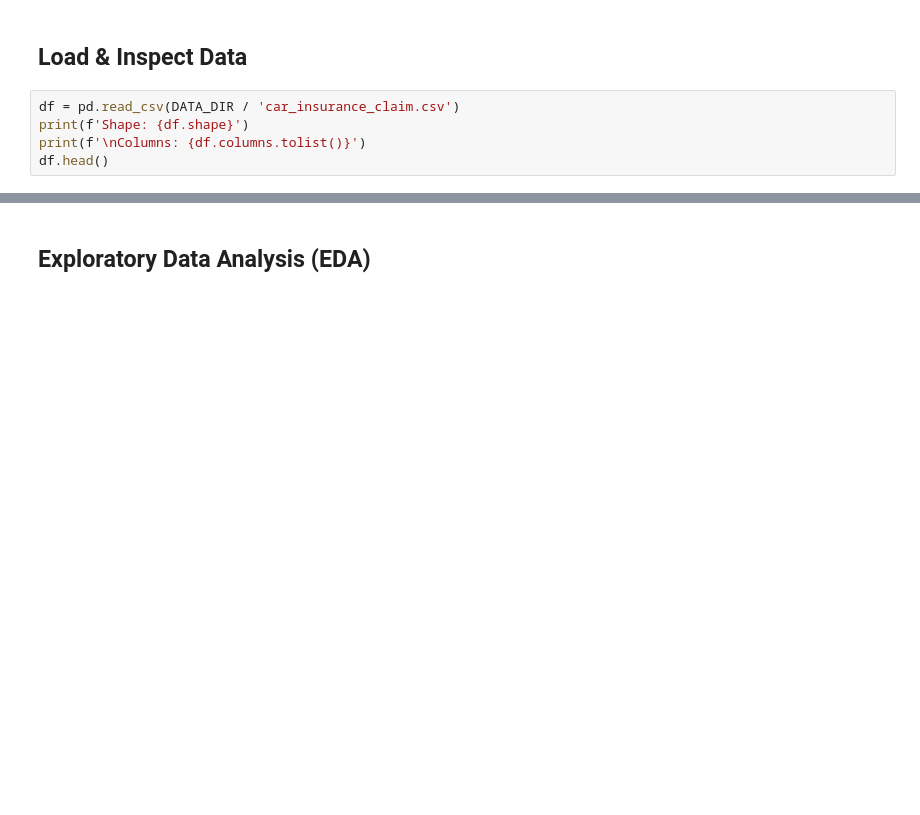
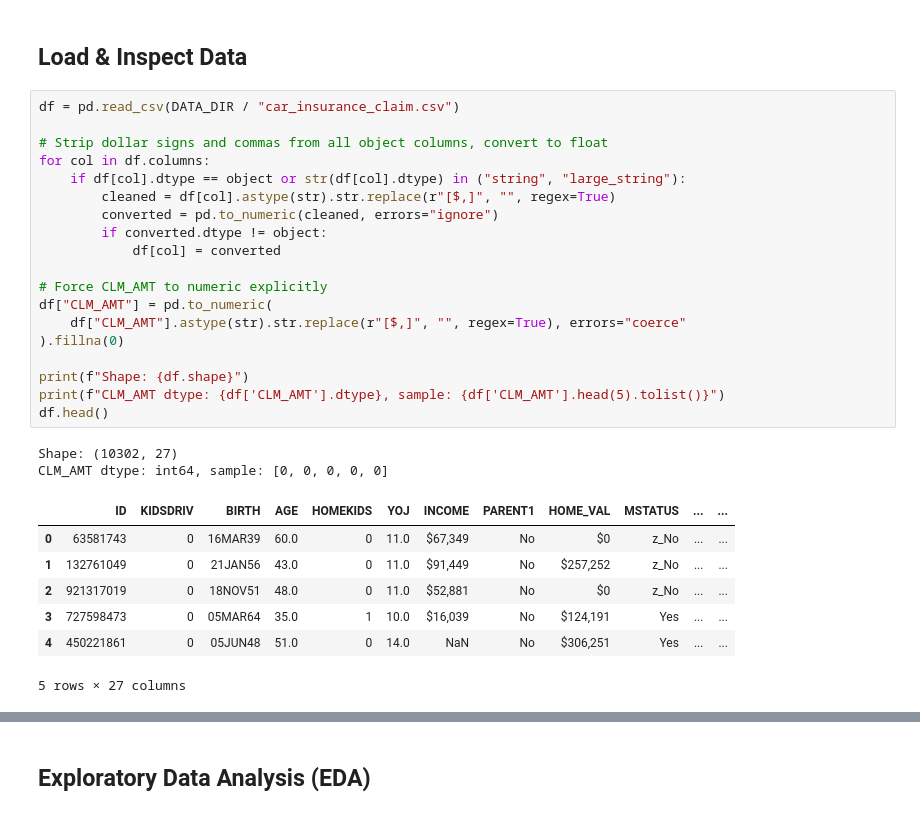
Before and after one commit to Arben-ai/car-damage-assessment, a Jupyter notebook: notebooks/02_ml_training.ipynb, the cells around one changed output, grey strips where cells are left out. Drawn from its saved outputs; the diff is of its cells as text; blank space fills up the shorter version.

```diff
--- a/notebooks/02_ml_training.ipynb
+++ b/notebooks/02_ml_training.ipynb
@@ -49,10 +49,34 @@ MODELS_DIR = Path('../models')
 **Download:** `kaggle datasets download -d xiaomengsun/car-insurance-claim-data -p data/raw/`
 # %% [markdown]
 ## Load & Inspect Data
-# %%
-df = pd.read_csv(DATA_DIR / 'car_insurance_claim.csv')
-print(f'Shape: {df.shape}')
-print(f'\nColumns: {df.columns.tolist()}')
-df.head()
+# %%
+df = pd.read_csv(DATA_DIR / "car_insurance_claim.csv")
+
+# Strip dollar signs and commas from all object columns, convert to float
+for col in df.columns:
+    if df[col].dtype == object or str(df[col].dtype) in ("string", "large_string"):
+        cleaned = df[col].astype(str).str.replace(r"[$,]", "", regex=True)
+        converted = pd.to_numeric(cleaned, errors="ignore")
+        if converted.dtype != object:
+            df[col] = converted
+
+# Force CLM_AMT to numeric explicitly
+df["CLM_AMT"] = pd.to_numeric(
+    df["CLM_AMT"].astype(str).str.replace(r"[$,]", "", regex=True), errors="coerce"
+).fillna(0)
+
+print(f"Shape: {df.shape}")
+print(f"CLM_AMT dtype: {df['CLM_AMT'].dtype}, sample: {df['CLM_AMT'].head(5).tolist()}")
+df.head()
+# %% [output]
+Shape: (10302, 27)
+CLM_AMT dtype: int64, sample: [0, 0, 0, 0, 0]
+|  | ID | KIDSDRIV | BIRTH | AGE | HOMEKIDS | YOJ | INCOME | PARENT1 | HOME_VAL | MSTATUS | ... | ... |
+| 0 | 63581743 | 0 | 16MAR39 | 60.0 | 0 | 11.0 | $67,349 | No | $0 | z_No | ... | ... |
+| 1 | 132761049 | 0 | 21JAN56 | 43.0 | 0 | 11.0 | $91,449 | No | $257,252 | z_No | ... | ... |
+| 2 | 921317019 | 0 | 18NOV51 | 48.0 | 0 | 11.0 | $52,881 | No | $0 | z_No | ... | ... |
+| 3 | 727598473 | 0 | 05MAR64 | 35.0 | 1 | 10.0 | $16,039 | No | $124,191 | Yes | ... | ... |
+| 4 | 450221861 | 0 | 05JUN48 | 51.0 | 0 | 14.0 | NaN | No | $306,251 | Yes | ... | ... |
+5 rows × 27 columns
 # %%
 df.info()
```
Also changed, not shown: parts of 18 cells of this notebook, 1 other file.
